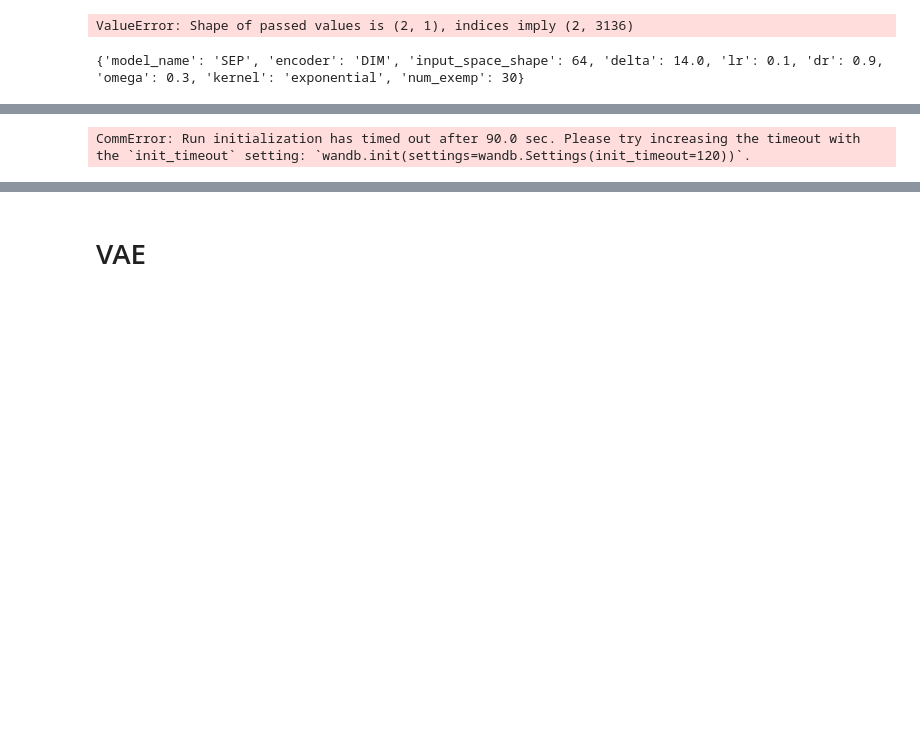
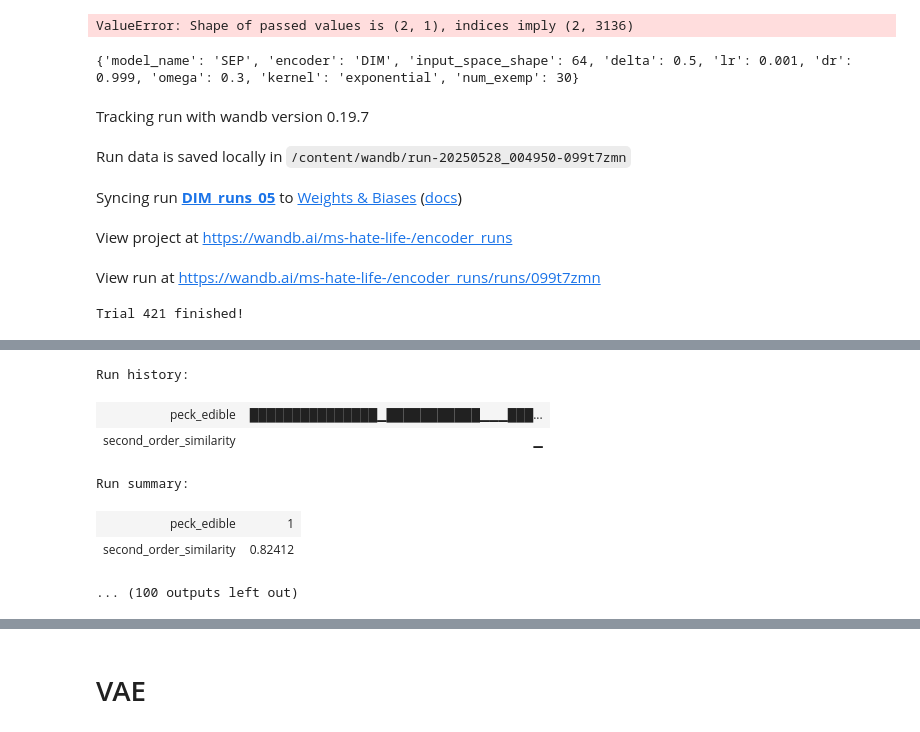
Before and after one commit to GersteinJo/cat_mod, a Jupyter notebook: modules_for_encoders.ipynb, the cells around one changed output, grey strips where cells are left out. Saved outputs shown, nothing was run; the diff lists cells and outputs as text; code cells hidden in the pictures; blank space fills up the shorter version.

```diff
--- a/modules_for_encoders.ipynb
+++ b/modules_for_encoders.ipynb
@@ -583,18 +573,30 @@ df = pd.read_csv('/content/drive/MyDrive/Data/DIM_embedding.csv')
 # %%
 embeddings, labels, original_images = df[[c for c in df.columns if 'emb' in c]].to_numpy(), df['label'].to_numpy(), df[[c for c in df.columns if 'or' in c]].to_numpy()
 
 runner = Runner(
     encoder_function = None,
     loader = None,
     original_loader = None,
     config_path = "/content/DIM_config.yaml"
 )
 
-embeddings, labels, original_images, tsne_results = runner.run("DIM_runs_14", embeddings = embeddings, labels = labels, original_images = original_images, n_iter = 10)
+embeddings, labels, original_images, tsne_results = runner.run("DIM_runs_05", embeddings = embeddings, labels = labels, original_images = original_images, n_iter = 27)
 # %% [output]
-{'model_name': 'SEP', 'encoder': 'DIM', 'input_space_shape': 64, 'delta': 14.0, 'lr': 0.1, 'dr': 0.9, 'omega': 0.3, 'kernel': 'exponential', 'num_exemp': 30}
+{'model_name': 'SEP', 'encoder': 'DIM', 'input_space_shape': 64, 'delta': 0.5, 'lr': 0.001, 'dr': 0.999, 'omega': 0.3, 'kernel': 'exponential', 'num_exemp': 30}
+Tracking run with wandb version 0.19.7
+Run data is saved locally in /content/wandb/run-20250528_004950-099t7zmn
+Syncing run DIM_runs_05 to Weights & Biases (docs)
+View project at https://wandb.ai/ms-hate-life-/encoder_runs
+View run at https://wandb.ai/ms-hate-life-/encoder_runs/runs/099t7zmn
+Trial 421 finished!
 [interactive output not drawn]
-CommError: Run initialization has timed out after 90.0 sec. Please try increasing the timeout with the `init_timeout` setting: `wandb.init(settings=wandb.Settings(init_timeout=120))`.
+Run history:
+| peck_edible | ███████████████▁███████████▁▁▁███... |
+| second_order_similarity | ▁ |
+Run summary:
+| peck_edible | 1 |
+| second_order_similarity | 0.82412 |
+... (100 outputs left out)
 # %%
 from bokeh.plotting import figure, show
 from bokeh.io import output_notebook
```
Also changed, not shown: parts of 2 cells of this notebook.
